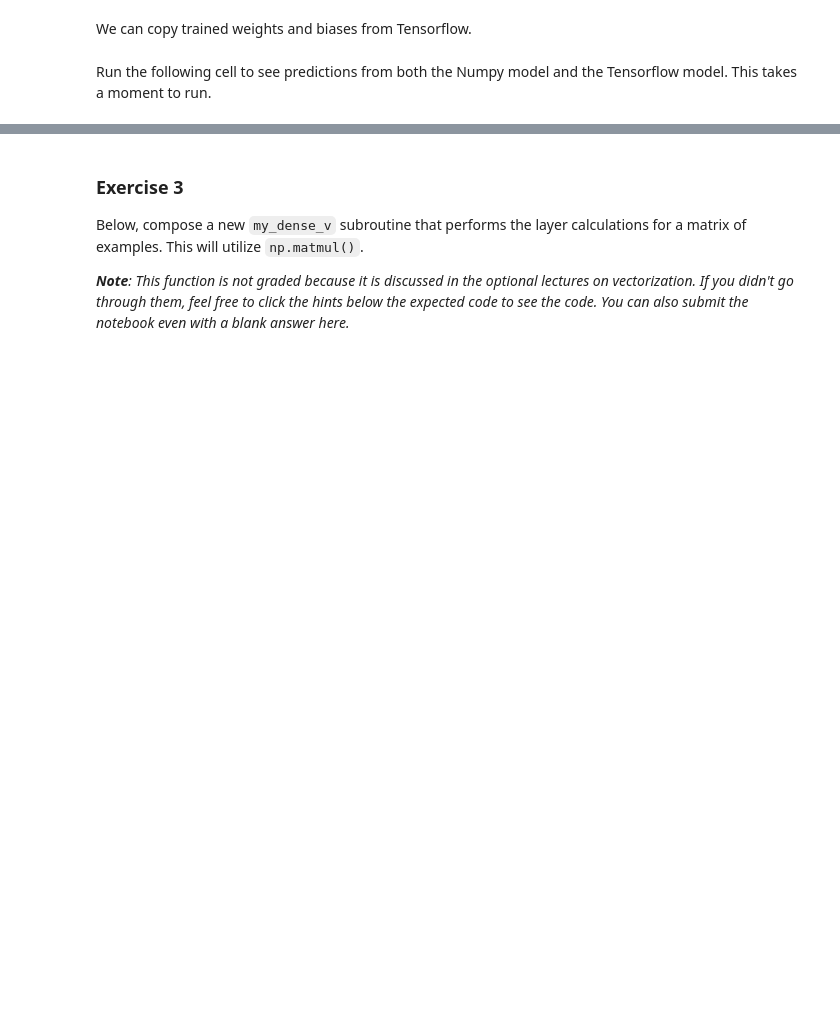
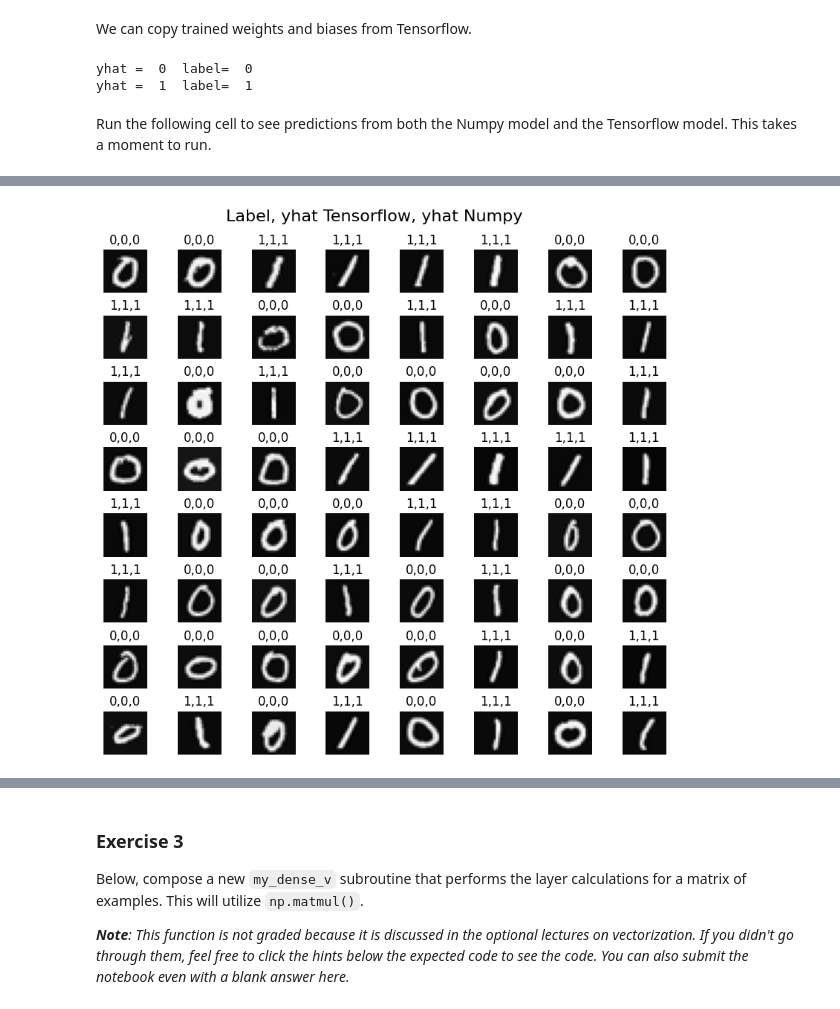
Before and after one commit to hui2109/Machine_Learning_Specialization, a Jupyter notebook: 02_AdvancedLearningAlgorithms/W1/C2_W1_Assignment.ipynb, the cells around one changed output, grey strips where cells are left out. Drawn from its saved outputs; the diff is of its cells as text; code cells hidden in the pictures; blank space fills up the shorter version.

```diff
--- a/02_AdvancedLearningAlgorithms/W1/C2_W1_Assignment.ipynb
+++ b/02_AdvancedLearningAlgorithms/W1/C2_W1_Assignment.ipynb
@@ -422,9 +465,9 @@ def my_dense(a_in, W, b, g):
     units = W.shape[1]
     a_out = np.zeros(units)
 ### START CODE HERE ###
-
-
-
+    for i in range(units):
+        z = np.dot(a_in, W[:,i]) + b[i]
+        a_out[i] = g(z)
 
 ### END CODE HERE ###
     return(a_out)
@@ -523,6 +570,9 @@ if prediction >= 0.5:
 else:
     yhat = 0
 print( "yhat = ", yhat, " label= ", y[500,0])
+# %% [output]
+yhat =  0  label=  0
+yhat =  1  label=  1
 # %% [markdown]
 Run the following cell to see predictions from both the Numpy model and the Tensorflow model. This takes a moment to run.
 # %%
@@ -547,15 +597,16 @@ for i,ax in enumerate(axes.flat):
     ax.imshow(X_random_reshaped, cmap='gray')
 
     # Predict using the Neural Network implemented in Numpy
-    my_prediction = my_sequential(X[random_index], W1_tmp, b1_tmp, W2_tmp, b2_tmp, W3_tmp, b3_tmp )
-    my_yhat = int(my_prediction >= 0.5)
+    my_prediction = my_sequential(X[random_index], W1_tmp, b1_tmp, W2_tmp, b2_tmp, W3_tmp, b3_tmp)
+    my_yhat = int((my_prediction >= 0.5)[0])
 
     # Predict using the Neural Network implemented in Tensorflow
     tf_prediction = model.predict(X[random_index].reshape(1,400))
-    tf_yhat = int(tf_prediction >= 0.5)
+    tf_yhat = int((tf_prediction >= 0.5)[0][0])
 
     # Display the label above the image
     ax.set_title(f"{y[random_index,0]},{tf_yhat},{my_yhat}")
     ax.set_axis_off()
 fig.suptitle("Label, yhat Tensorflow, yhat Numpy", fontsize=16)
 plt.show()
+# %% [output]
@@ -562,3 +630,4 @@ plt.show()
+[figure, added]
 # %% [markdown]
 <a name="2.6"></a>
 ### 2.6 Vectorized NumPy Model Implementation (Optional)
```
Also changed, not shown: parts of 18 cells of this notebook, 4 other files.
